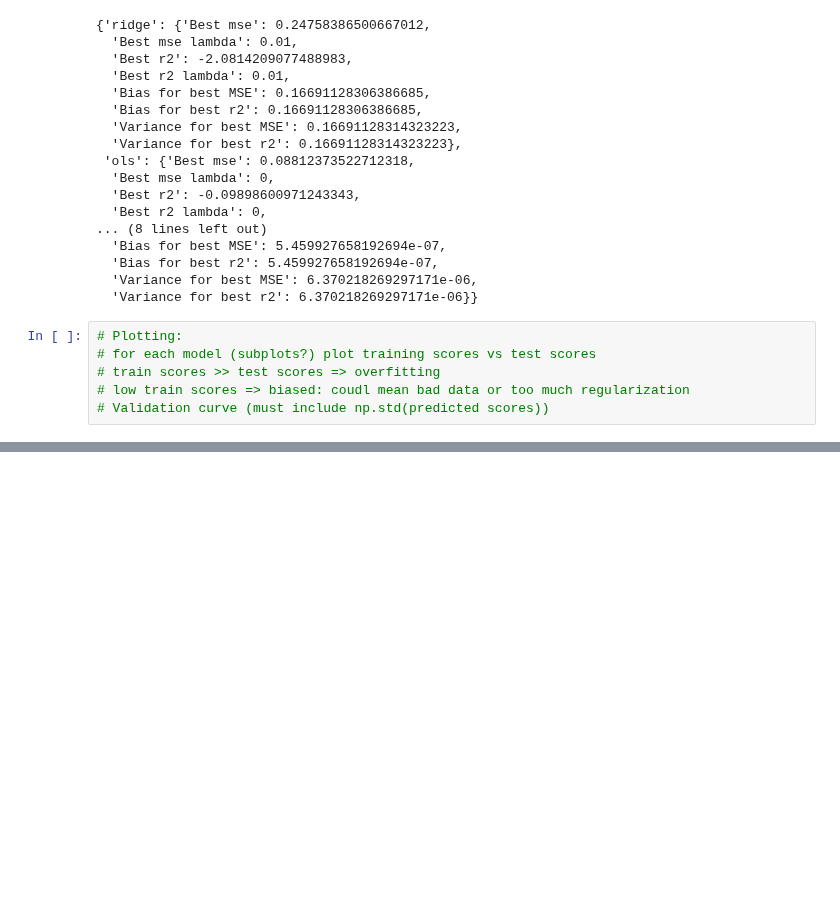
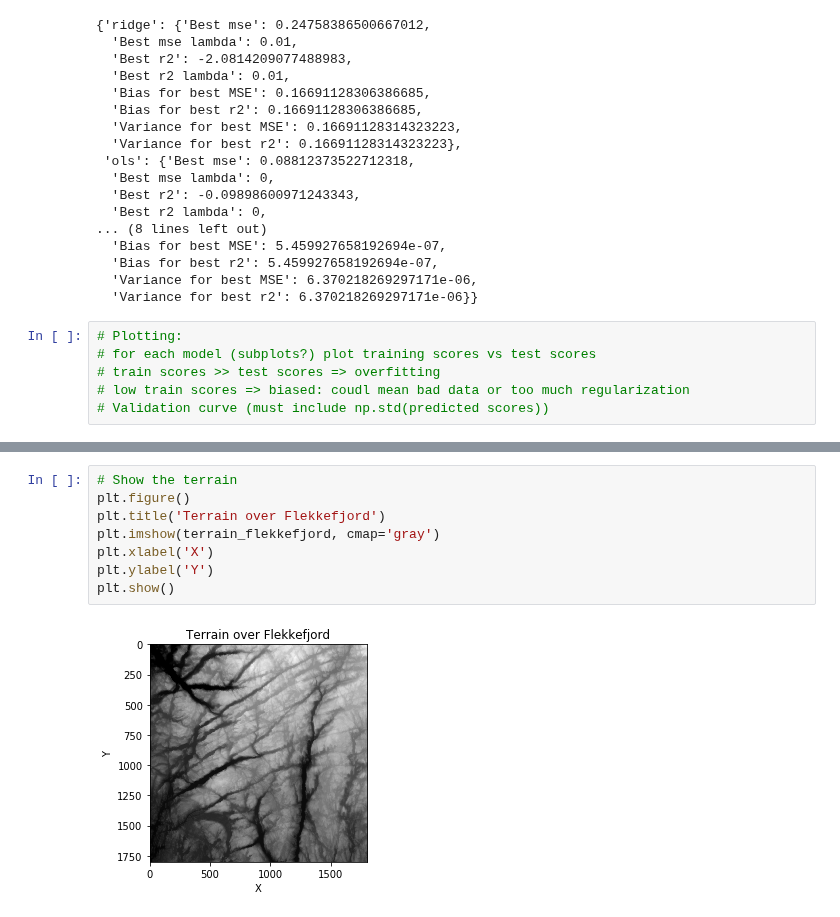
Before and after one commit to hannasv/project1, a Jupyter notebook: project1.ipynb, the cells around one changed output, grey strips where cells are left out. Saved outputs shown, nothing was run; the diff lists cells and outputs as text; blank space fills up the shorter version.

```diff
--- a/project1.ipynb
+++ b/project1.ipynb
@@ -254,0 +282,10 @@ results
+# %%
+# Show the terrain
+plt.figure()
+plt.title('Terrain over Flekkefjord')
+plt.imshow(terrain_flekkefjord, cmap='gray')
+plt.xlabel('X')
+plt.ylabel('Y')
+plt.show()
+# %% [output]
+[figure, added]
```
Also changed, not shown: parts of 7 cells of this notebook.
